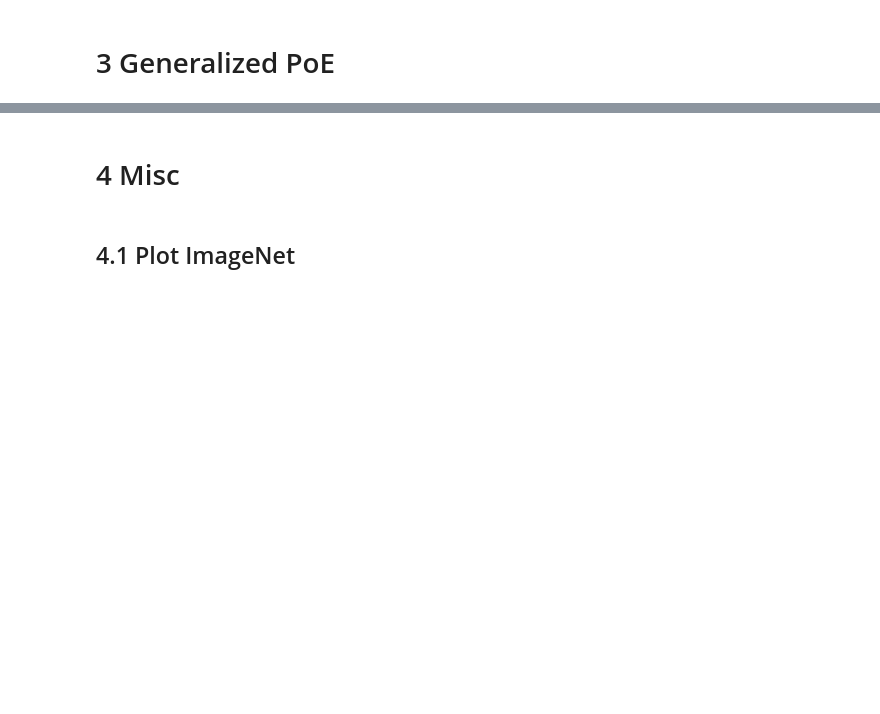
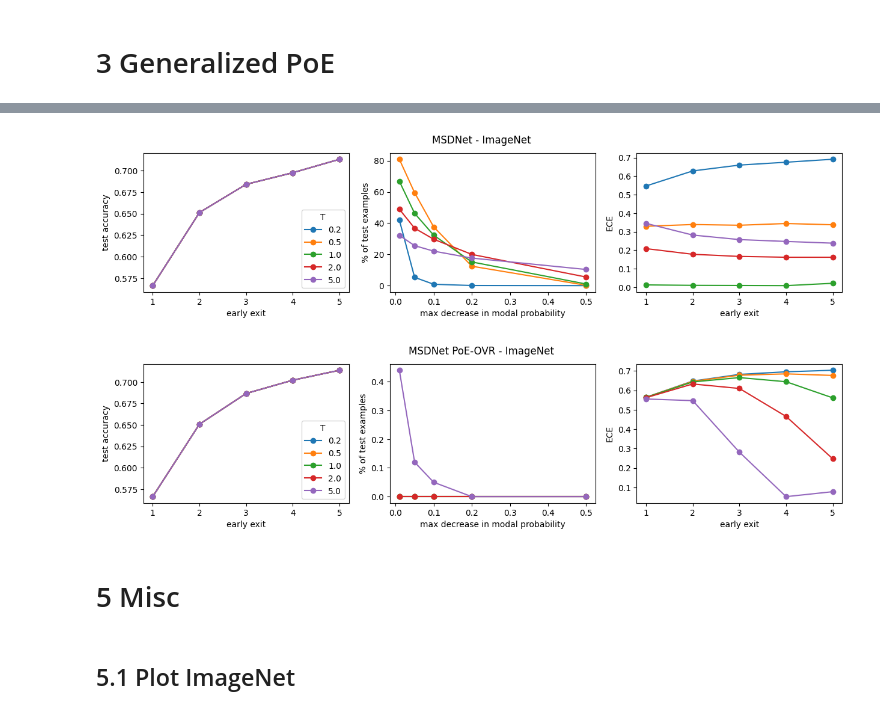
Before and after one commit to metodj/MSDNet-PyTorch, a Jupyter notebook: image_net.ipynb, the cells around one changed output, grey strips where cells are left out. Cells and saved outputs as stored; diff of their text form; code cells hidden in the pictures; blank space fills up the shorter version.

```diff
--- a/image_net.ipynb
+++ b/image_net.ipynb
@@ -332,7 +335,41 @@ plt.show()
+# %%
+T_ARR = [ 0.2, 0.5, 1., 2., 5.]
+PROBS_NAME = ['MSDNet', 'MSDNet PoE-OVR']
+PROBS = [probs, probs_poe_ovr_break_ties_generalized]
+# %%
+scaled_dict = get_scale_probs(PROBS_NAME, PROBS, T_ARR, targets, C=ARGS.num_classes, L=L)
+# %%
+for prob_name in PROBS_NAME:
+    fig, ax = plt.subplots(1, 3, figsize=(15, 3))
+    for i, T in enumerate(T_ARR):
+        _probs, _preds, _acc = scaled_dict[prob_name][T]
+        ax[0].plot(list(range(1, L + 1)), _acc, label=T, marker='o')
+        ax[0].set_xlabel('early exit')
+        ax[0].set_ylabel('test accuracy')
+        ax[0].legend(title='T')
+
+        modal_probs = modal_probs_decreasing(_preds, _probs, L)
+        ax[1].plot(modal_probs.keys(), modal_probs.values(), marker='o', label=label)
+
+        ax[1].set_xlabel('max decrease in modal probability')
+        ax[1].set_ylabel('% of test examples')
+
+        ece = []
+        for l in range(L):
+            ece.append(ECE(bins=15).measure(_probs[l, :, :].numpy(), targets.numpy()))
+        ax[2].plot(list(range(1, L + 1)), ece, marker='o', label=label)
+        ax[2].set_xlabel('early exit')
+        ax[2].set_ylabel('ECE')
+
+    plt.suptitle(f'{prob_name} - {ARGS.data}')
+    plt.show()
+# %% [output]
+[figure, added]
+[figure, added]
 # %% [markdown]
-# 4 Misc
+# 5 Misc
 # %% [markdown]
-## 4.1 Plot ImageNet
+## 5.1 Plot ImageNet
 # %%
 # for j, (x, y) in enumerate(val_loader):
 #     # plot test images
```
Also changed, not shown: parts of 6 cells of this notebook, 1 other file.
